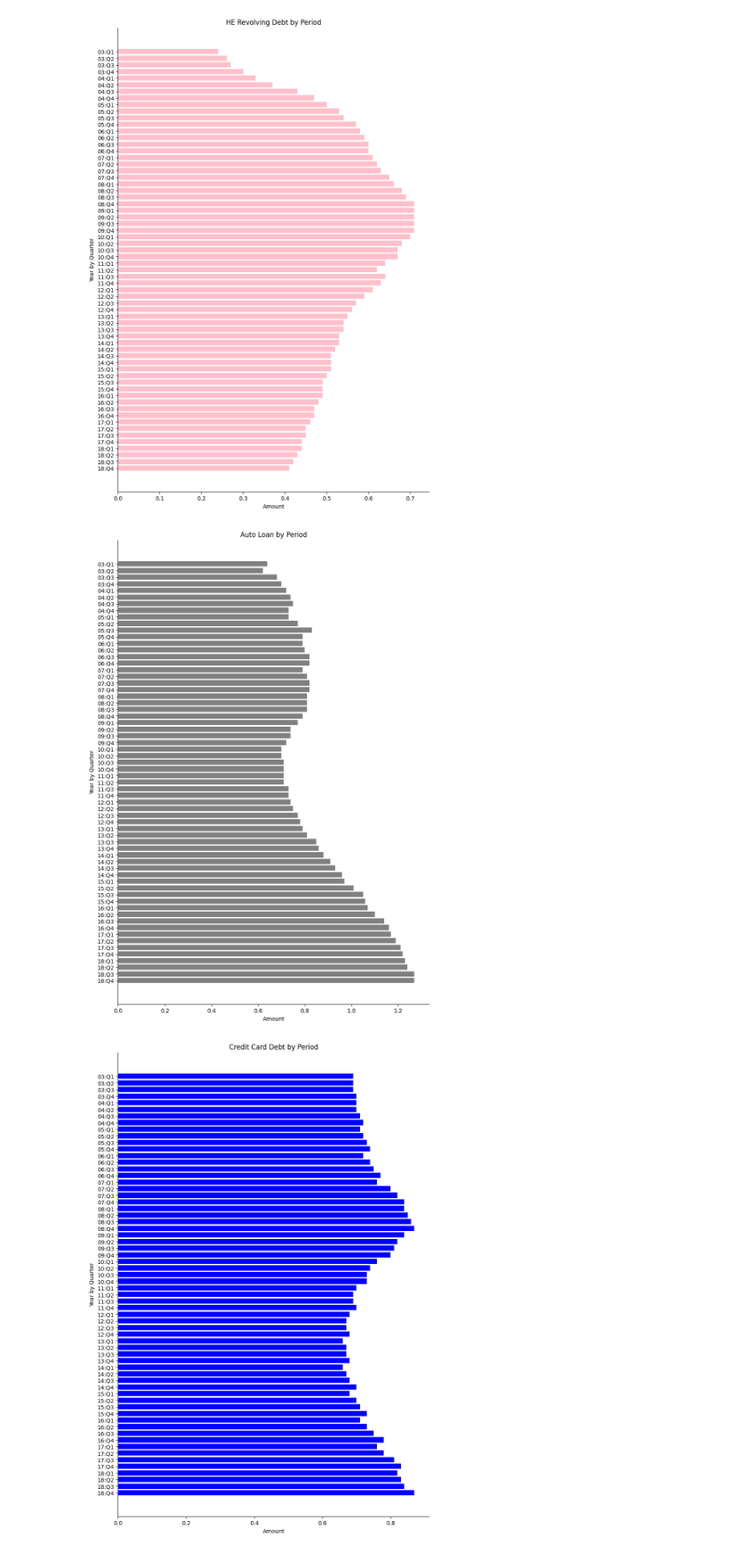
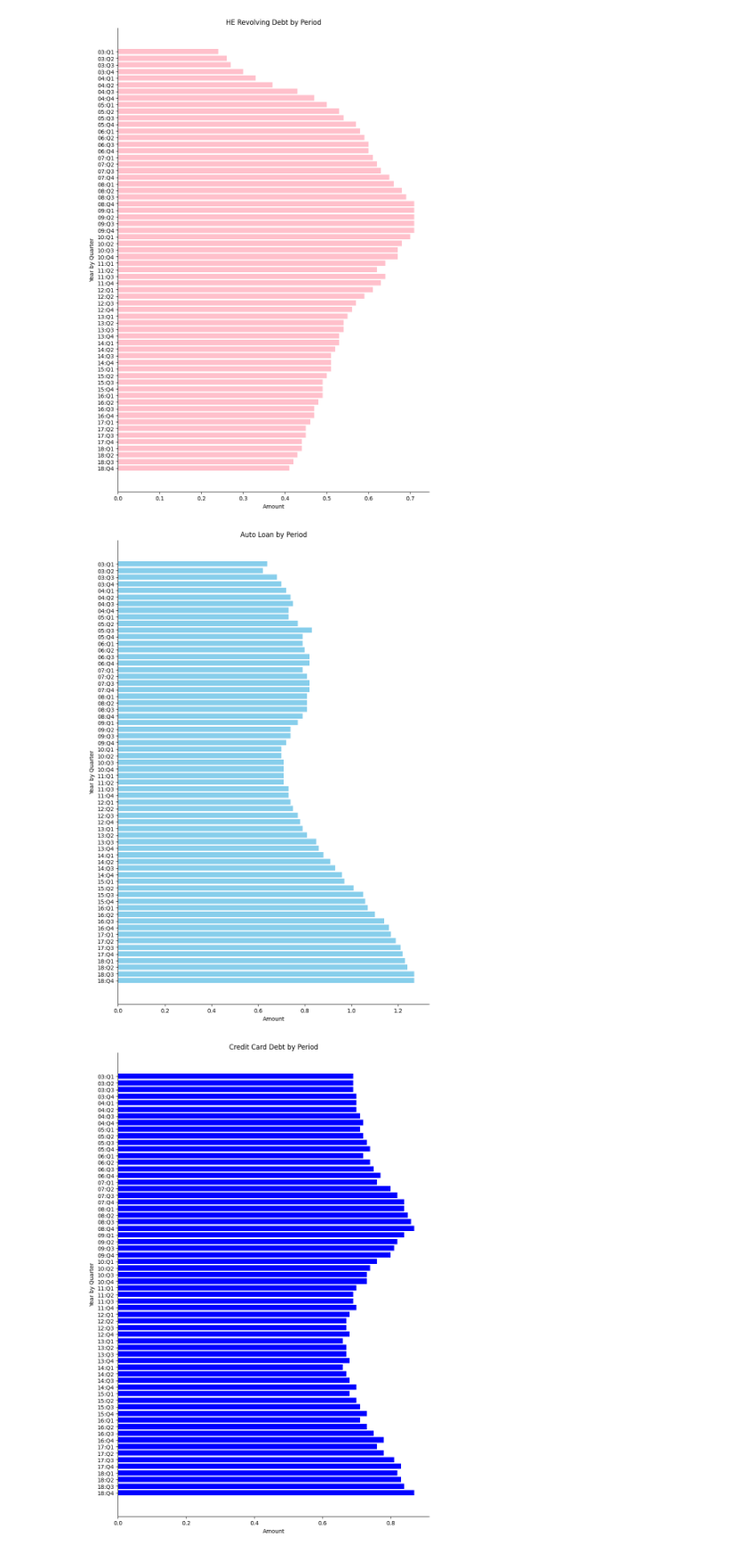
Before and after one commit to adinsa1/Data110, a Jupyter notebook: ProjectOne.ipynb, the cells around one changed output. Shown at 89% size. Drawn from its saved outputs; the diff is of its cells as text; code cells hidden in the pictures.

```diff
--- a/ProjectOne.ipynb
+++ b/ProjectOne.ipynb
@@ -107,18 +107,18 @@ plt.show()
 # %%
 
 # Plot Bar Graph of Period and Auto Loan
 plt.figure(figsize=(10, 15))
 sorted_df = df.sort_values(by='Period',ascending=False)
-plt.barh(sorted_df['Period'],sorted_df['Auto Loan'], color = 'gray')
+plt.barh(sorted_df['Period'],sorted_df['Auto Loan'], color = 'skyblue')
 plt.title('Auto Loan by Period')
 plt.xlabel('Amount')
 plt.ylabel('Year by Quarter')
 ax=plt.gca()
 ax.spines['top'].set_visible(False)
 ax.spines['right'].set_visible(False)
 plt.show()
 # %% [output]
-[figure, old version]
+[figure, new version]
 # %%
 
 # Plot Bar Graph of Period and Credit Card
```
